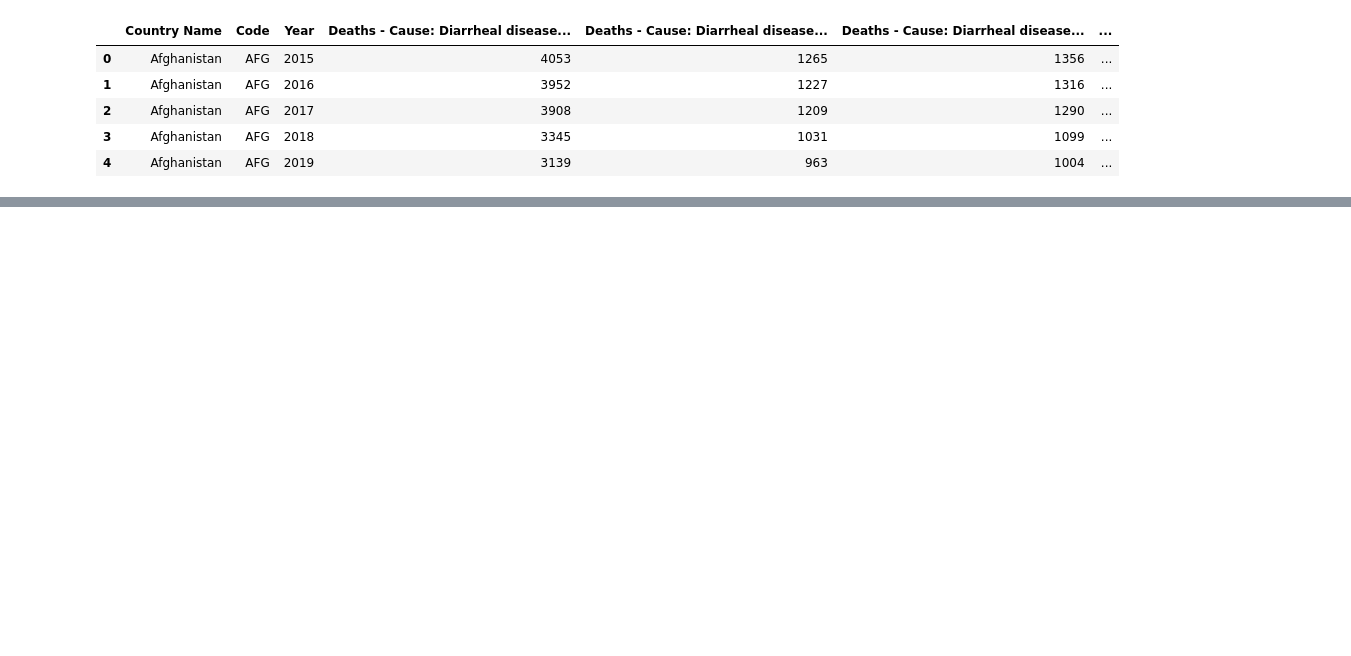
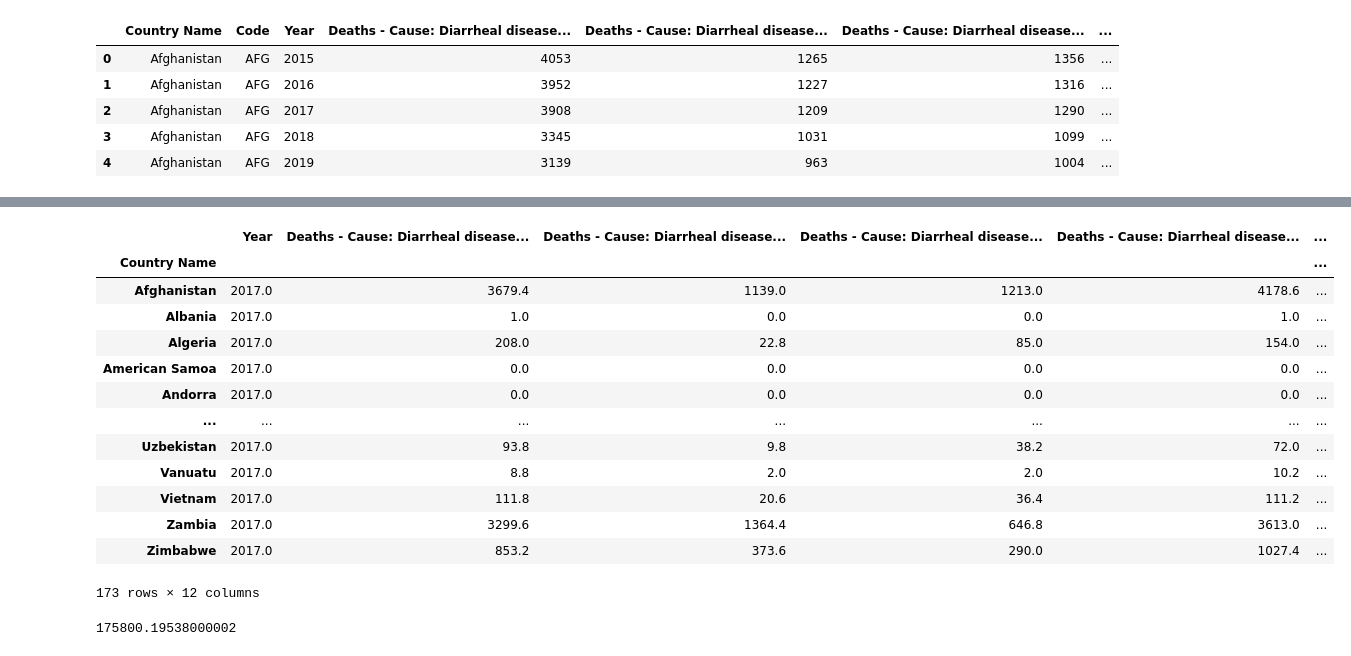
Before and after one commit to RHockley/Project-1-Water-Source-Mortality, a Jupyter notebook: Work_Folder/Visuals.ipynb, the cells around one changed output, grey strips where cells are left out. Drawn from its saved outputs; the diff is of its cells as text; code cells hidden in the pictures; blank space fills up the shorter version.

```diff
--- a/Work_Folder/Visuals.ipynb
+++ b/Work_Folder/Visuals.ipynb
@@ -21,0 +80,23 @@ cleaner_df.head()
+# %%
+mean_df = data_df.copy()
+# %%
+mean_df = mean_df.groupby(["Country Name"]).mean()
+# %%
+mean_all = mean_df[mean_df.index != 'World']
+# %%
+mean_all
+# %% [output]
+|  | Year | Deaths - Cause: Diarrheal disease... | Deaths - Cause: Diarrheal disease... | Deaths - Cause: Diarrheal disease... | Deaths - Cause: Diarrheal disease... | ... |
+| Country Name |  |  |  |  |  | ... |
+| Afghanistan | 2017.0 | 3679.4 | 1139.0 | 1213.0 | 4178.6 | ... |
+| Albania | 2017.0 | 1.0 | 0.0 | 0.0 | 1.0 | ... |
+| Algeria | 2017.0 | 208.0 | 22.8 | 85.0 | 154.0 | ... |
+| American Samoa | 2017.0 | 0.0 | 0.0 | 0.0 | 0.0 | ... |
+| Andorra | 2017.0 | 0.0 | 0.0 | 0.0 | 0.0 | ... |
+| ... | ... | ... | ... | ... | ... | ... |
+| Uzbekistan | 2017.0 | 93.8 | 9.8 | 38.2 | 72.0 | ... |
+| Vanuatu | 2017.0 | 8.8 | 2.0 | 2.0 | 10.2 | ... |
+| Vietnam | 2017.0 | 111.8 | 20.6 | 36.4 | 111.2 | ... |
+| Zambia | 2017.0 | 3299.6 | 1364.4 | 646.8 | 3613.0 | ... |
+| Zimbabwe | 2017.0 | 853.2 | 373.6 | 290.0 | 1027.4 | ... |
+173 rows × 12 columns
@@ -21,0 +105,4 @@ cleaner_df.head()
+# %%
+mean_gdp.max()
+# %% [output]
+175800.19538000002
```
Also changed, not shown: parts of 53 cells of this notebook, 15 other files.
